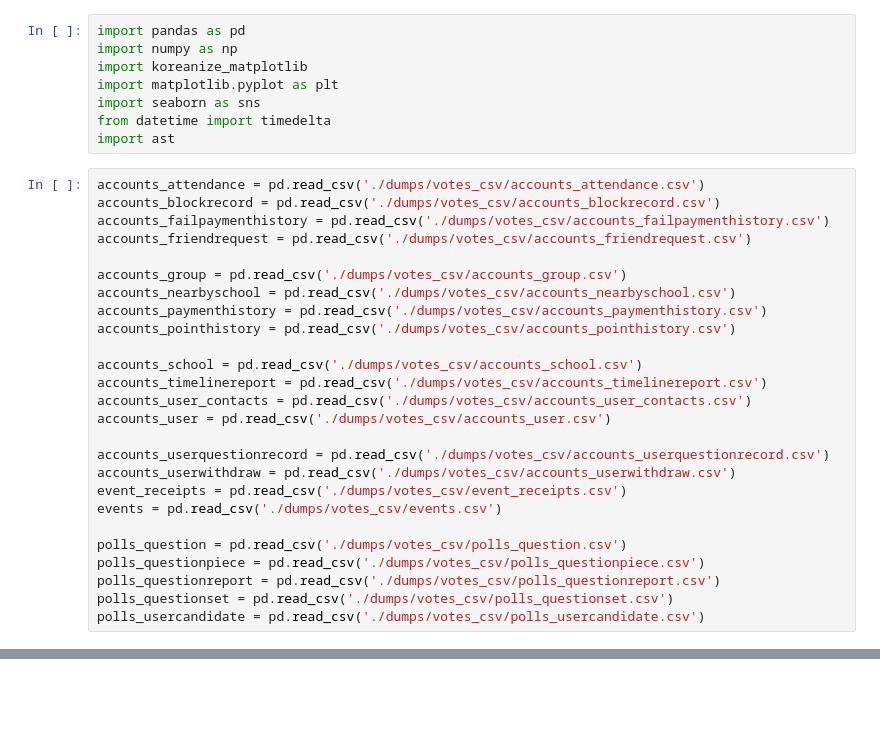
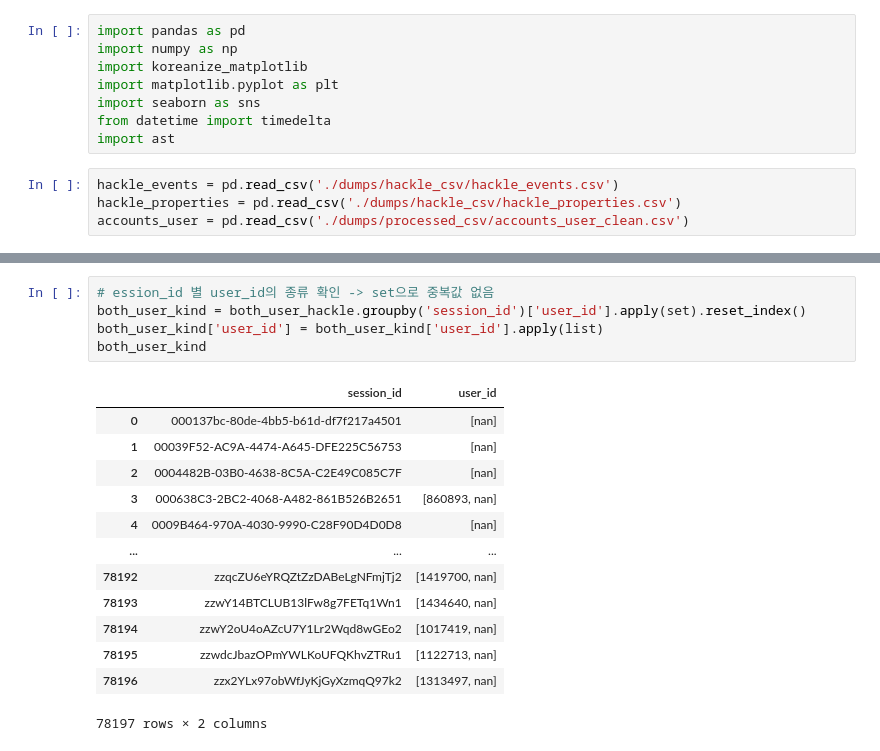
Before and after one commit to EtheriumArchive/Codeit_project, a Jupyter notebook: eda_eunsu_v4.ipynb, the cells around one changed output, grey strips where cells are left out. Cells and saved outputs as stored; diff of their text form; blank space fills up the shorter version.

```diff
--- a/eda_eunsu_v4.ipynb
+++ b/eda_eunsu_v4.ipynb
@@ -7,28 +7,6 @@ import seaborn as sns
 from datetime import timedelta
 import ast
 # %%
-accounts_attendance = pd.read_csv('./dumps/votes_csv/accounts_attendance.csv')
-accounts_blockrecord = pd.read_csv('./dumps/votes_csv/accounts_blockrecord.csv')
-accounts_failpaymenthistory = pd.read_csv('./dumps/votes_csv/accounts_failpaymenthistory.csv')
-accounts_friendrequest = pd.read_csv('./dumps/votes_csv/accounts_friendrequest.csv')
-
-accounts_group = pd.read_csv('./dumps/votes_csv/accounts_group.csv')
-accounts_nearbyschool = pd.read_csv('./dumps/votes_csv/accounts_nearbyschool.csv')
-accounts_paymenthistory = pd.read_csv('./dumps/votes_csv/accounts_paymenthistory.csv')
-accounts_pointhistory = pd.read_csv('./dumps/votes_csv/accounts_pointhistory.csv')
-
-accounts_school = pd.read_csv('./dumps/votes_csv/accounts_school.csv')
-accounts_timelinereport = pd.read_csv('./dumps/votes_csv/accounts_timelinereport.csv')
-accounts_user_contacts = pd.read_csv('./dumps/votes_csv/accounts_user_contacts.csv')
-accounts_user = pd.read_csv('./dumps/votes_csv/accounts_user.csv')
-
-accounts_userquestionrecord = pd.read_csv('./dumps/votes_csv/accounts_userquestionrecord.csv')
-accounts_userwithdraw = pd.read_csv('./dumps/votes_csv/accounts_userwithdraw.csv')
-event_receipts = pd.read_csv('./dumps/votes_csv/event_receipts.csv')
-events = pd.read_csv('./dumps/votes_csv/events.csv')
-
-polls_question = pd.read_csv('./dumps/votes_csv/polls_question.csv')
-polls_questionpiece = pd.read_csv('./dumps/votes_csv/polls_questionpiece.csv')
-polls_questionreport = pd.read_csv('./dumps/votes_csv/polls_questionreport.csv')
-polls_questionset = pd.read_csv('./dumps/votes_csv/polls_questionset.csv')
-polls_usercandidate = pd.read_csv('./dumps/votes_csv/polls_usercandidate.csv')
+hackle_events = pd.read_csv('./dumps/hackle_csv/hackle_events.csv')
+hackle_properties = pd.read_csv('./dumps/hackle_csv/hackle_properties.csv')
+accounts_user = pd.read_csv('./dumps/processed_csv/accounts_user_clean.csv')
@@ -34,0 +102,19 @@ polls_usercandidate = pd.read_csv('./dumps/votes_csv/polls_usercandidate.csv')
+# %%
+# ession_id 별 user_id의 종류 확인 -> set으로 중복값 없음
+both_user_kind = both_user_hackle.groupby('session_id')['user_id'].apply(set).reset_index()
+both_user_kind['user_id'] = both_user_kind['user_id'].apply(list)
+both_user_kind
+# %% [output]
+|  | session_id | user_id |
+| 0 | 000137bc-80de-4bb5-b61d-df7f217a4501 | [nan] |
+| 1 | 00039F52-AC9A-4474-A645-DFE225C56753 | [nan] |
+| 2 | 0004482B-03B0-4638-8C5A-C2E49C085C7F | [nan] |
+| 3 | 000638C3-2BC2-4068-A482-861B526B2651 | [860893, nan] |
+| 4 | 0009B464-970A-4030-9990-C28F90D4D0D8 | [nan] |
+| ... | ... | ... |
+| 78192 | zzqcZU6eYRQZtZzDABeLgNFmjTj2 | [1419700, nan] |
+| 78193 | zzwY14BTCLUB13lFw8g7FETq1Wn1 | [1434640, nan] |
+| 78194 | zzwY2oU4oAZcU7Y1Lr2Wqd8wGEo2 | [1017419, nan] |
+| 78195 | zzwdcJbazOPmYWLKoUFQKhvZTRu1 | [1122713, nan] |
+| 78196 | zzx2YLx97obWfJyKjGyXzmqQ97k2 | [1313497, nan] |
+78197 rows × 2 columns
```
Also changed, not shown: parts of 21 cells of this notebook.
